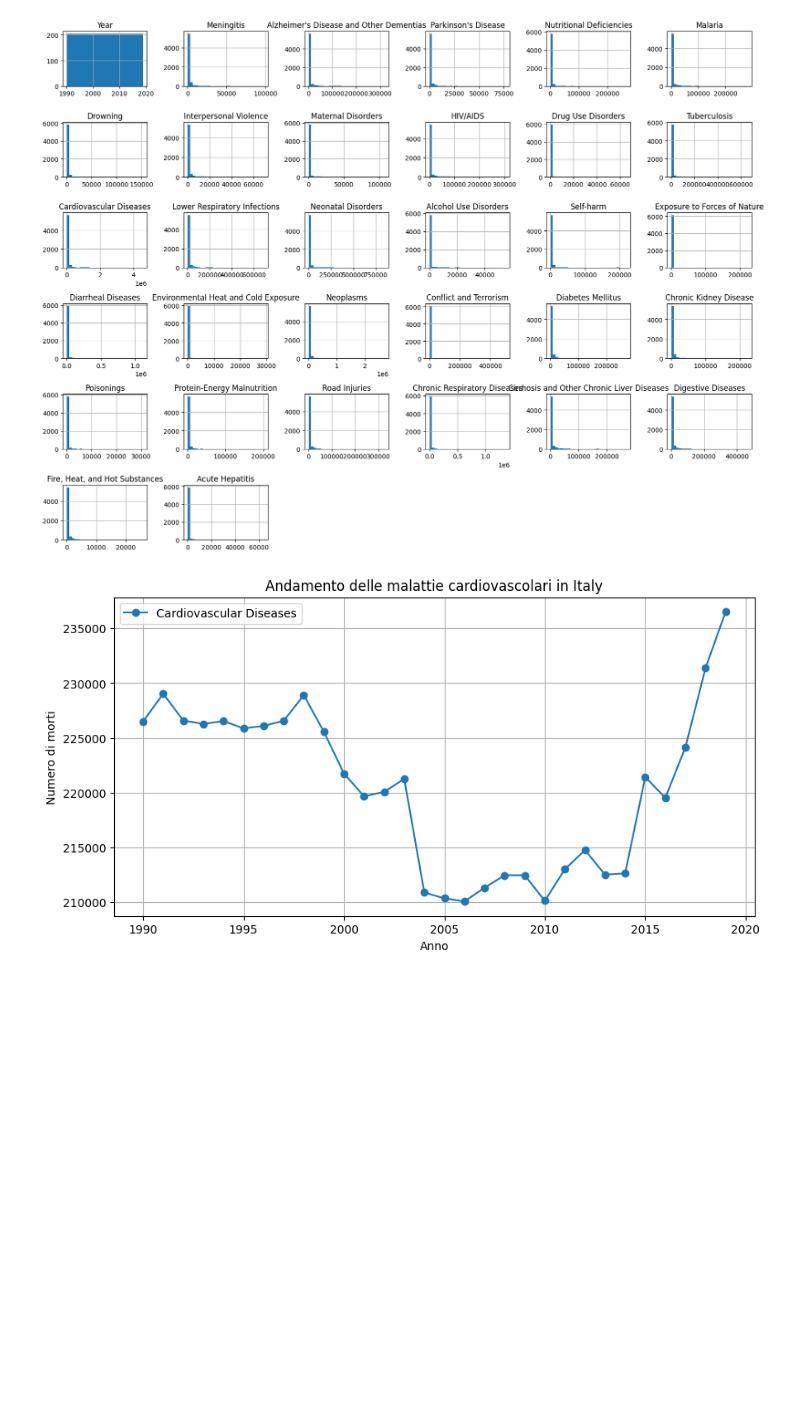
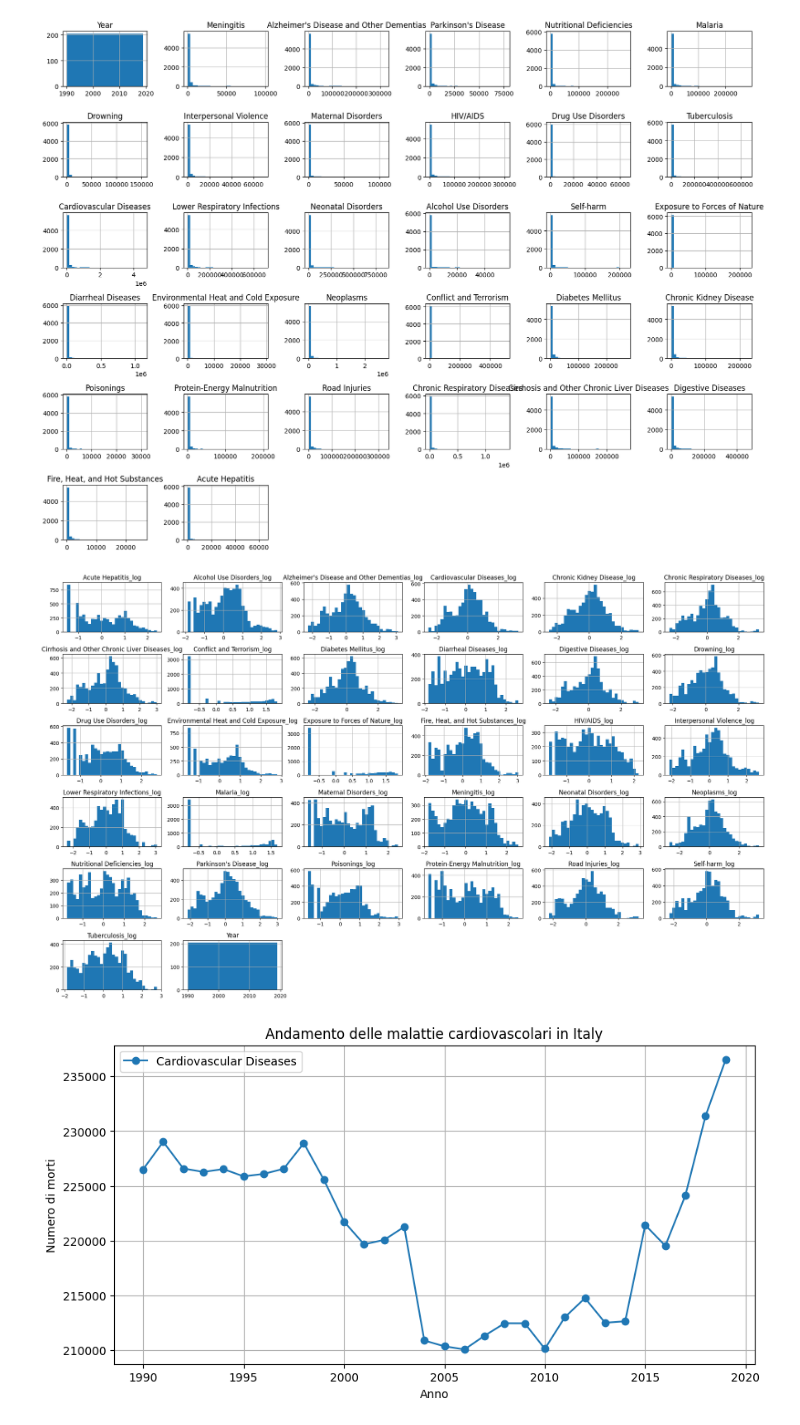
Before and after one commit to GiovanniP9/Analisi_Cause_of_Death, a Jupyter notebook: File/cause_deaths.ipynb, the cells around one changed output. Saved outputs shown, nothing was run; the diff lists cells and outputs as text; code cells hidden in the pictures; blank space fills up the shorter version.

```diff
--- a/File/cause_deaths.ipynb
+++ b/File/cause_deaths.ipynb
@@ -101,6 +102,31 @@ plt.tight_layout()
 plt.show()
 # %% [output]
 [figure]
+# %%
+from sklearn.preprocessing import PowerTransformer
+
+# STEP 1: Selezione delle colonne rilevanti e creazione di un nuovo DataFrame pulito
+# Qui ipotizziamo che le colonne numeriche da trasformare siano note
+cols_to_transform = df.columns.difference(['Country/Territory', 'Code', 'Year'])
+
+df_cleaned = df[cols_to_transform].copy()
+
+# STEP 3: Applichiamo Yeo-Johnson
+pt = PowerTransformer(method='yeo-johnson')
+df_transformed = pt.fit_transform(df_cleaned)
+
+# STEP 4: Ricreiamo un DataFrame con nomi modificati
+df_cleaned_log = pd.DataFrame(df_transformed, columns=[f"{col}_log" for col in cols_to_transform])
+
+# STEP 5: Aggiungiamo di nuovo le colonne 'Country/Territory', 'Code', 'Year'
+df_cleaned_log[['Country/Territory', 'Code', 'Year']] = df[['Country/Territory', 'Code', 'Year']].reset_index(drop=True)
+
+# STEP 6: Grafici (es. distribuzioni delle variabili trasformate)
+df_cleaned_log.hist(bins=30, figsize=(20, 12))
+plt.tight_layout()
+plt.show()
+# %% [output]
+[figure, added]
 # %%
 
 # Filtra per un Paese (es. "Italy")
```
Also changed, not shown: parts of 3 cells of this notebook.
